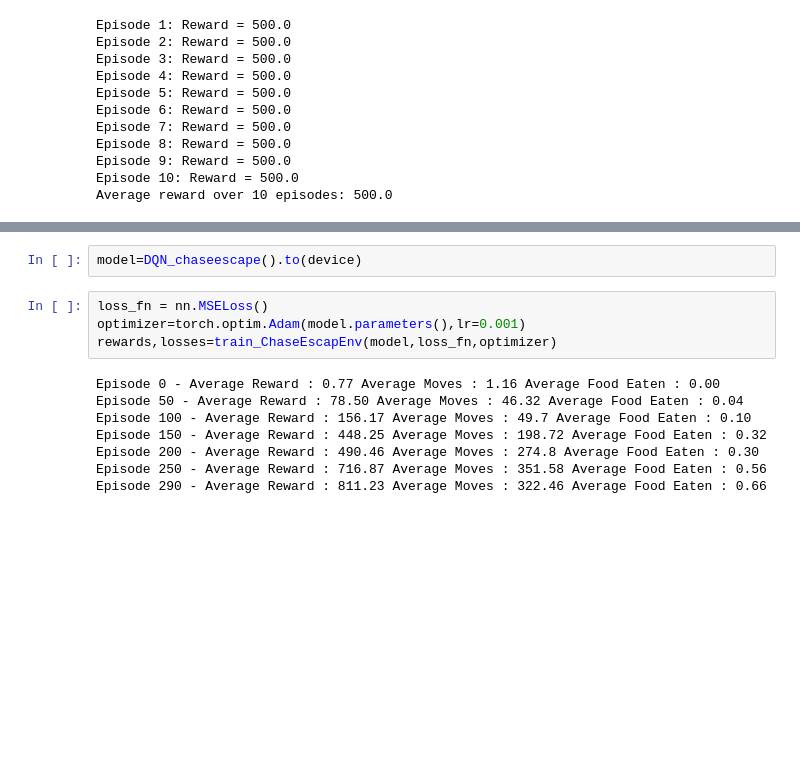
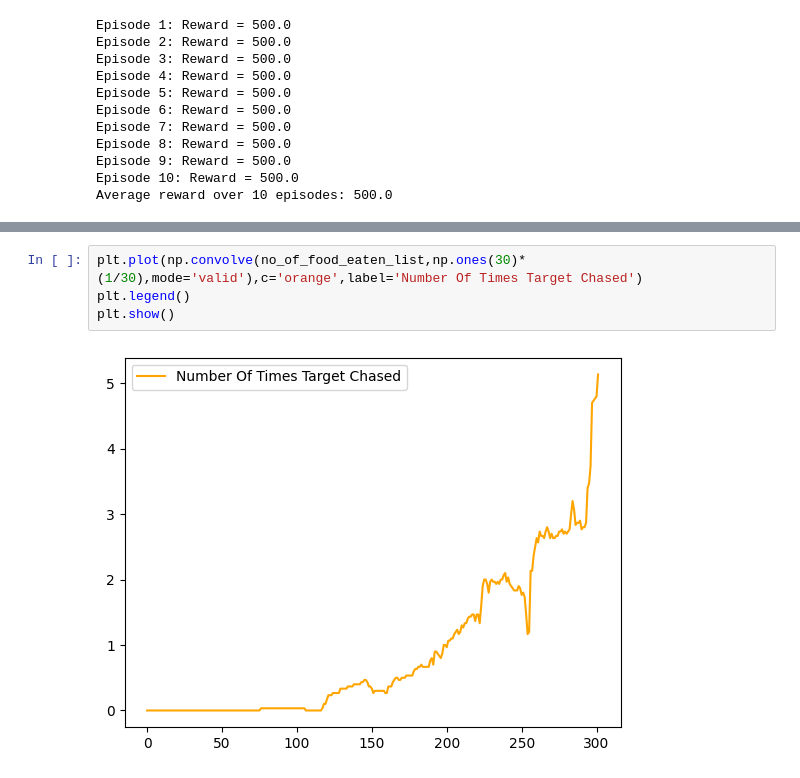
Before and after one commit to ShreyasG3219/Battle-Of-The-Bots, a Jupyter notebook: Week2/Week2_DQN.ipynb, the cells around one changed output, grey strips where cells are left out. Drawn from its saved outputs; the diff is of its cells as text; blank space fills up the shorter version.

```diff
--- a/Week2/Week2_DQN.ipynb
+++ b/Week2/Week2_DQN.ipynb
@@ -458,15 +494,7 @@ def train_ChaseEscapEnv(model,loss_fn,optimizer,episodes=700,epsilon=1,gamma=0.9
-# %%
-model=DQN_chaseescape().to(device)
-# %%
-loss_fn = nn.MSELoss()
-optimizer=torch.optim.Adam(model.parameters(),lr=0.001)
-rewards,losses=train_ChaseEscapEnv(model,loss_fn,optimizer)
-# %% [output]
-Episode 0 - Average Reward : 0.77 Average Moves : 1.16 Average Food Eaten : 0.00
-Episode 50 - Average Reward : 78.50 Average Moves : 46.32 Average Food Eaten : 0.04
-Episode 100 - Average Reward : 156.17 Average Moves : 49.7 Average Food Eaten : 0.10
-Episode 150 - Average Reward : 448.25 Average Moves : 198.72 Average Food Eaten : 0.32
-Episode 200 - Average Reward : 490.46 Average Moves : 274.8 Average Food Eaten : 0.30
-Episode 250 - Average Reward : 716.87 Average Moves : 351.58 Average Food Eaten : 0.56
-Episode 290 - Average Reward : 811.23 Average Moves : 322.46 Average Food Eaten : 0.66
+# %%
+plt.plot(np.convolve(no_of_food_eaten_list,np.ones(30)*(1/30),mode='valid'),c='orange',label='Number Of Times Target Chased')
+plt.legend()
+plt.show()
+# %% [output]
+[figure, added]
 # %%
```
Also changed, not shown: parts of 10 cells of this notebook.
